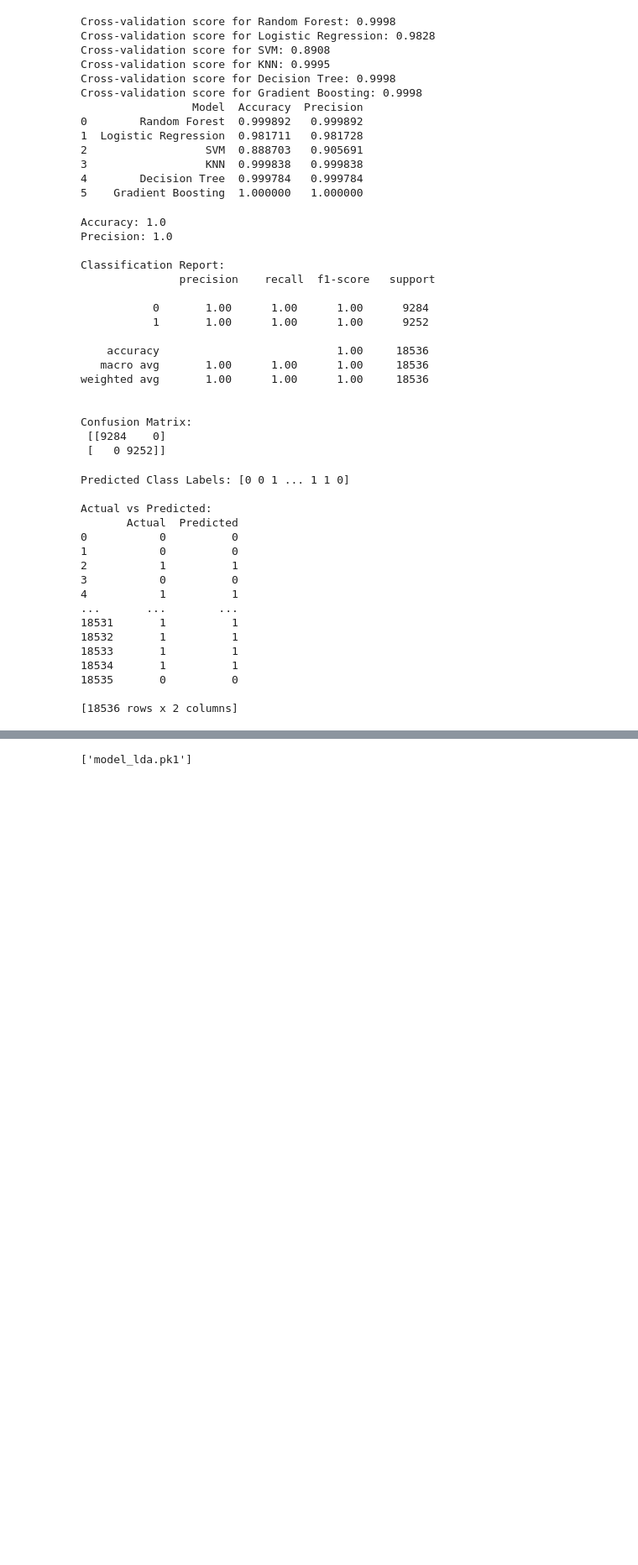
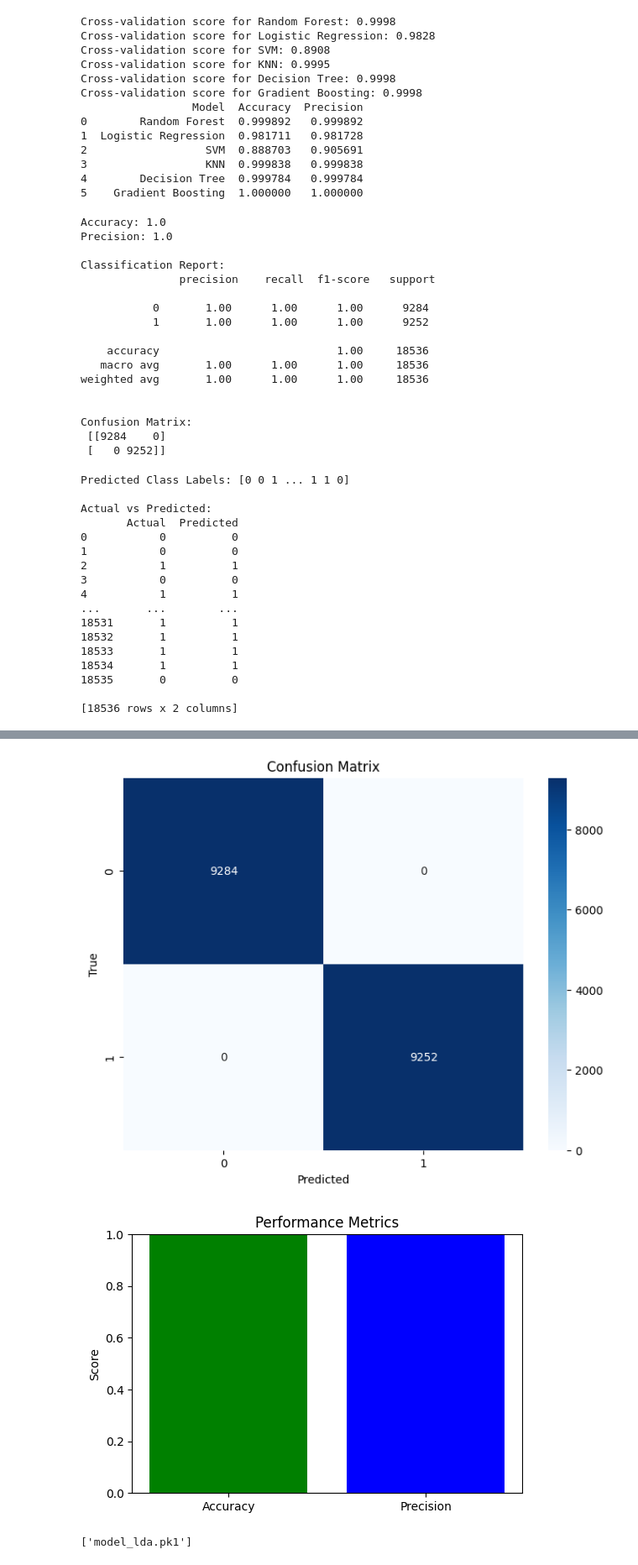
Before and after one commit to NavyBat/streamlit-ev_population, a Jupyter notebook: project.ipynb, the cells around one changed output, grey strips where cells are left out. Shown: that part at 84% size. Cells and saved outputs as stored; diff of their text form; code cells hidden in the pictures; blank space fills up the shorter version.

```diff
--- a/project.ipynb
+++ b/project.ipynb
@@ -390,0 +412,64 @@ Actual vs Predicted:
+# %%
+import numpy as np
+import pandas as pd
+from sklearn.model_selection import train_test_split
+from sklearn.ensemble import GradientBoostingClassifier
+from sklearn.metrics import accuracy_score, precision_score, classification_report, confusion_matrix
+from sklearn.preprocessing import LabelEncoder
+import matplotlib.pyplot as plt
+import seaborn as sns
+
+# Assuming df is your dataset
+# Replace 'features' and 'target' with your actual column names
+
+# Encode categorical variables in features
+categorical_columns = X.select_dtypes(include=['object']).columns  # Select columns with strings
+X[categorical_columns] = X[categorical_columns].apply(LabelEncoder().fit_transform)
+
+# Encode target variable (if needed)
+y = LabelEncoder().fit_transform(y)
+
+# Split data into train and test sets
+X_train, X_test, y_train, y_test = train_test_split(X, y, test_size=0.2, random_state=42)
+
+# Initialize the Gradient Boosting Classifier
+gb_model = GradientBoostingClassifier(random_state=42)
+
+# Train the model on the training data
+gb_model.fit(X_train, y_train)
+
+# Predict on the test set
+y_pred = gb_model.predict(X_test)
+
+# Evaluate performance
+accuracy = accuracy_score(y_test, y_pred)
+precision = precision_score(y_test, y_pred, average='weighted')  # Use 'weighted' for multi-class
+print("Accuracy:", accuracy)
+print("Precision:", precision)
+
+# Detailed performance report
+print("\nClassification Report:\n", classification_report(y_test, y_pred))
+
+# Confusion matrix
+cm = confusion_matrix(y_test, y_pred)
+print("\nConfusion Matrix:\n", cm)
+
+# Graph 1: Confusion Matrix Visualization
+plt.figure(figsize=(8, 6))
+sns.heatmap(cm, annot=True, fmt='d', cmap='Blues', xticklabels=np.unique(y), yticklabels=np.unique(y))
+plt.title('Confusion Matrix')
+plt.xlabel('Predicted')
+plt.ylabel('True')
+plt.show()
+
+# Graph 2: Performance Metrics (Accuracy vs Precision)
+metrics = [accuracy, precision]
+metrics_names = ['Accuracy', 'Precision']
+
+plt.figure(figsize=(6, 4))
+plt.bar(metrics_names, metrics, color=['green', 'blue'])
+plt.title('Performance Metrics')
+plt.ylabel('Score')
+plt.ylim(0, 1)
+plt.show()
+# %% [output]
@@ -391,3 +493,5 @@ Actual vs Predicted:
+[figure, added]
+[figure, added]
 # %%
 import joblib
 
```
Also changed, not shown: parts of 2 cells of this notebook, 1 other file.
